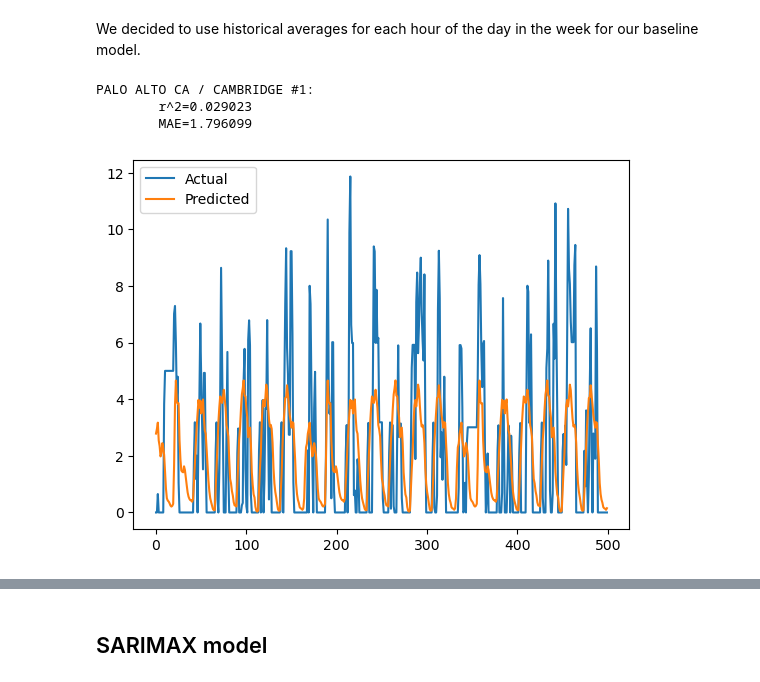
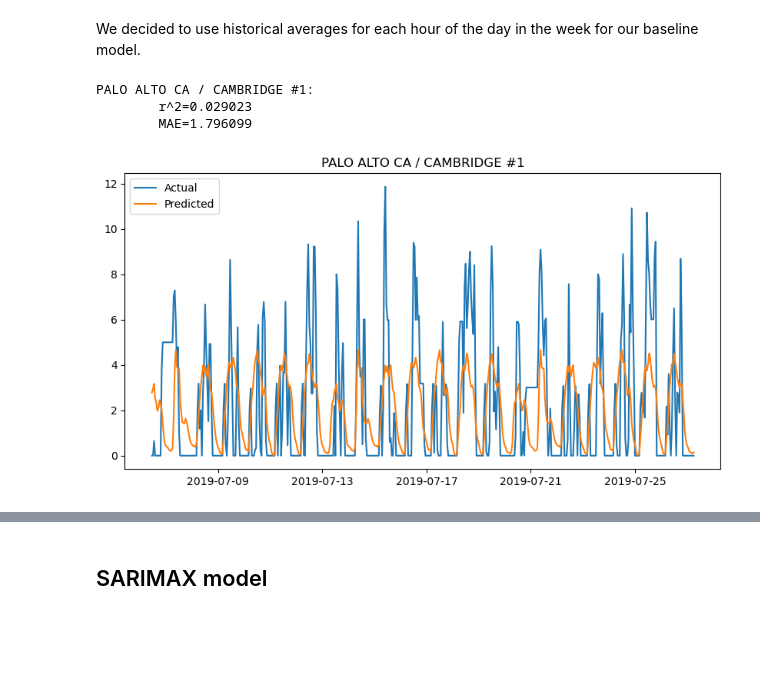
Before and after one commit to vilim-cro/Energy-and-Mobility, a Jupyter notebook: src/Section2b_Regression.ipynb, the cells around one changed output, grey strips where cells are left out. Drawn from its saved outputs; the diff is of its cells as text; code cells hidden in the pictures; blank space fills up the shorter version.

```diff
--- a/src/Section2b_Regression.ipynb
+++ b/src/Section2b_Regression.ipynb
@@ -275,29 +273,34 @@ def print_stats(y_test, y_preds, title="You forgot the title!"):
 ## Baseline model
 # %% [markdown]
 We decided to use historical averages for each hour of the day in the week for our baseline model.
+# %%
+def plot_predicted_vs_actual(y_test, y_preds, title="You forgot the title!"):
+    plt.figure(figsize=(10,5))
+    plt.plot(y_test.index[:500], y_test[:500], label="Actual")
+    plt.plot(y_test.index[:500], y_preds[:500], label="Predicted")
+    plt.title(title)
+    plt.legend(["Actual", "Predicted"])
+    plt.show()
 # %%
 # Filter for each day of the week
 days_in_week = 7
 daily_distributions = []
 for day in range(days_in_week):
     day_of_week_data = training_data["PALO ALTO CA / CAMBRIDGE #1"][training_data["PALO ALTO CA / CAMBRIDGE #1"].index.dayofweek == day]
     daily_distributions.append(day_of_week_data.groupby(day_of_week_data.index.hour).mean())
 
 # Create predictions
 predictions = []
 for i in range(len(test_data["PALO ALTO CA / CAMBRIDGE #1"])):
     day_of_week = test_data["PALO ALTO CA / CAMBRIDGE #1"].index[i].dayofweek
     hour = test_data["PALO ALTO CA / CAMBRIDGE #1"].index[i].hour
     predictions.append(daily_distributions[day_of_week][hour])
 
 # Calculate and print stats and plot results
 print_stats(test_data["PALO ALTO CA / CAMBRIDGE #1"].values, predictions, "PALO ALTO CA / CAMBRIDGE #1")
-plt.plot(test_data["PALO ALTO CA / CAMBRIDGE #1"].values[0:500], label="Actual")
-plt.plot(predictions[0:500], label="Predicted")
-plt.legend(["Actual", "Predicted"])
-plt.show()
+plot_predicted_vs_actual(test_data["PALO ALTO CA / CAMBRIDGE #1"], predictions, "PALO ALTO CA / CAMBRIDGE #1")
 # %% [output]
 PALO ALTO CA / CAMBRIDGE #1:
         r^2=0.029023
         MAE=1.796099
-[figure, old version]
+[figure, new version]
```
Also changed, not shown: parts of 6 cells of this notebook.
